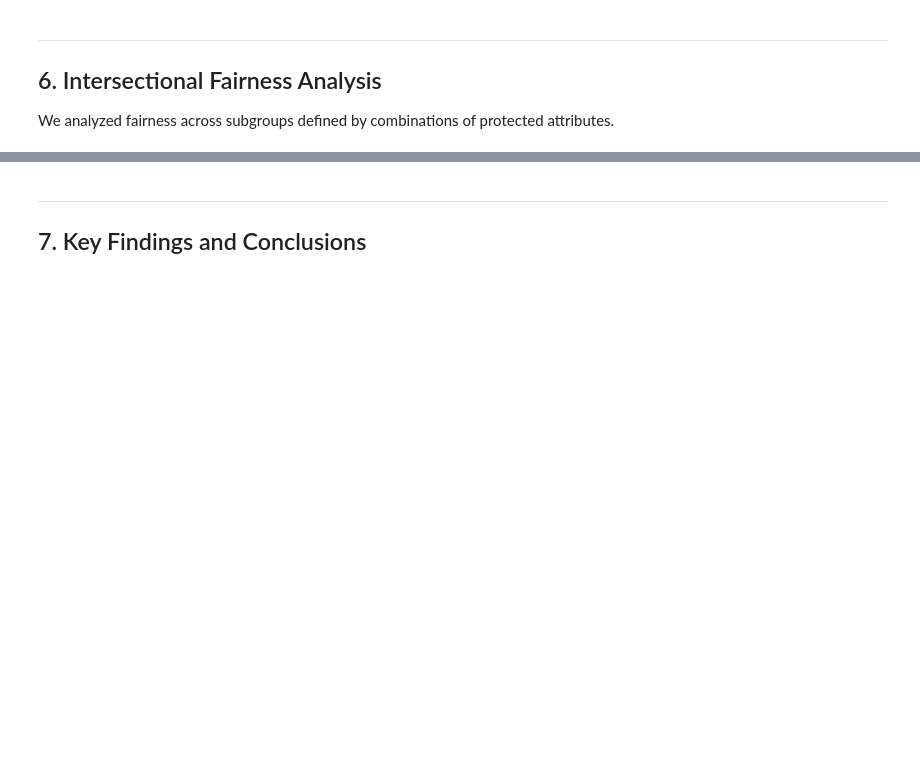
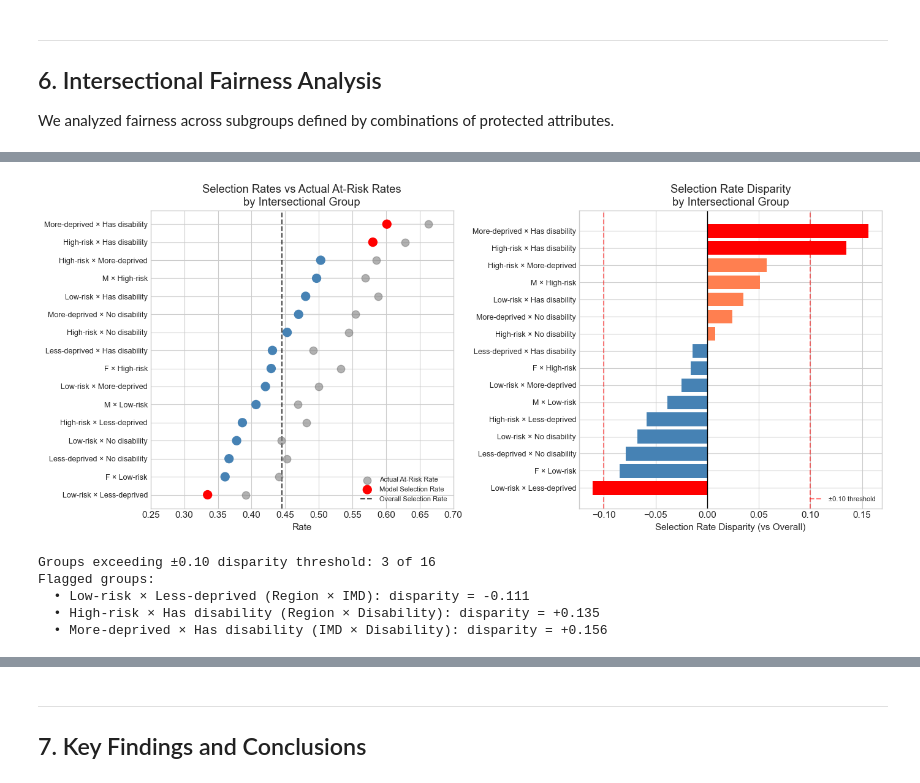
Before and after one commit to baker-jr-john/bias-aware-ews, a Jupyter notebook: notebooks/10_final_summary_report.ipynb, the cells around one changed output, grey strips where cells are left out. Saved outputs shown, nothing was run; the diff lists cells and outputs as text; code cells hidden in the pictures; blank space fills up the shorter version.

```diff
--- a/notebooks/10_final_summary_report.ipynb
+++ b/notebooks/10_final_summary_report.ipynb
@@ -663,0 +823,58 @@ Problematic Groups:
+# %%
+# Visualize selection rate disparities across intersectional groups
+fig, axes = plt.subplots(1, 2, figsize=(14, 6))
+
+# Left: Dot plot of selection rates with base rates for comparison
+ax = axes[0]
+all_sorted = all_intersections.sort_values('selection_rate', ascending=True)
+y_pos = np.arange(len(all_sorted))
+
+# Plot base rates and selection rates
+ax.scatter(all_sorted['base_rate'], y_pos, color='gray', s=80, alpha=0.6, label='Actual At-Risk Rate', zorder=3)
+colors = ['red' if abs(d) > 0.10 else 'steelblue' for d in all_sorted['disparity']]
+ax.scatter(all_sorted['selection_rate'], y_pos, color=colors, s=100, zorder=4, label='Model Selection Rate')
+
+# Connect base rate to selection rate
+for i, (_, row) in enumerate(all_sorted.iterrows()):
+    ax.plot([row['base_rate'], row['selection_rate']], [i, i], color='lightgray', linewidth=1, zorder=1)
+
+ax.axvline(x=predictions['y_pred'].mean(), color='black', linestyle='--', alpha=0.7, label='Overall Selection Rate')
+ax.set_yticks(y_pos)
+ax.set_yticklabels([f"{row['group']}" for _, row in all_sorted.iterrows()], fontsize=9)
+ax.set_xlabel('Rate')
+ax.set_title('Selection Rates vs Actual At-Risk Rates\nby Intersectional Group')
+ax.legend(loc='lower right', fontsize=8)
+ax.set_xlim(0.25, 0.70)
+
+# Right: Disparity bar chart
+ax = axes[1]
+all_sorted_disp = all_intersections.sort_values('disparity', ascending=True)
+colors = ['red' if abs(d) > 0.10 else ('coral' if d > 0 else 'steelblue') for d in all_sorted_disp['disparity']]
+bars = ax.barh(range(len(all_sorted_disp)), all_sorted_disp['disparity'], color=colors)
+ax.axvline(x=0, color='black', linewidth=1)
+ax.axvline(x=0.10, color='red', linestyle='--', alpha=0.5, label='±0.10 threshold')
+ax.axvline(x=-0.10, color='red', linestyle='--', alpha=0.5)
+ax.set_yticks(range(len(all_sorted_disp)))
+ax.set_yticklabels([f"{row['group']}" for _, row in all_sorted_disp.iterrows()], fontsize=9)
+ax.set_xlabel('Selection Rate Disparity (vs Overall)')
+ax.set_title('Selection Rate Disparity\nby Intersectional Group')
+ax.legend(loc='lower right', fontsize=8)
+
+plt.tight_layout()
+plt.savefig(REPORTS_DIR / 'summary_intersectional_disparities.png', dpi=150, bbox_inches='tight')
+plt.show()
+
+# Print summary of flagged groups
+flagged = all_intersections[abs(all_intersections['disparity']) > 0.10]
+print(f"\nGroups exceeding ±0.10 disparity threshold: {len(flagged)} of {len(all_intersections)}")
+if len(flagged) > 0:
+    print("Flagged groups:")
+    for _, row in flagged.iterrows():
+        print(f"  • {row['group']} ({row['intersection']}): disparity = {row['disparity']:+.3f}")
+# %% [output]
+[figure, added]
+Groups exceeding ±0.10 disparity threshold: 3 of 16
+Flagged groups:
+  • Low-risk × Less-deprived (Region × IMD): disparity = -0.111
+  • High-risk × Has disability (Region × Disability): disparity = +0.135
+  • More-deprived × Has disability (IMD × Disability): disparity = +0.156
```
Also changed, not shown: parts of 13 cells of this notebook.
